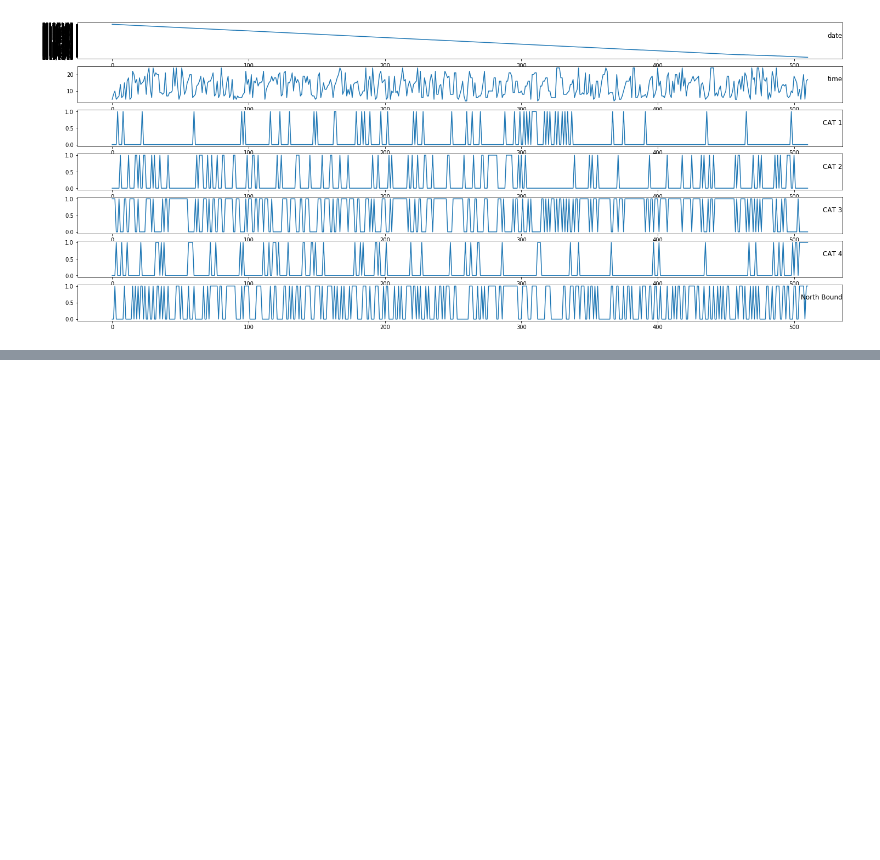
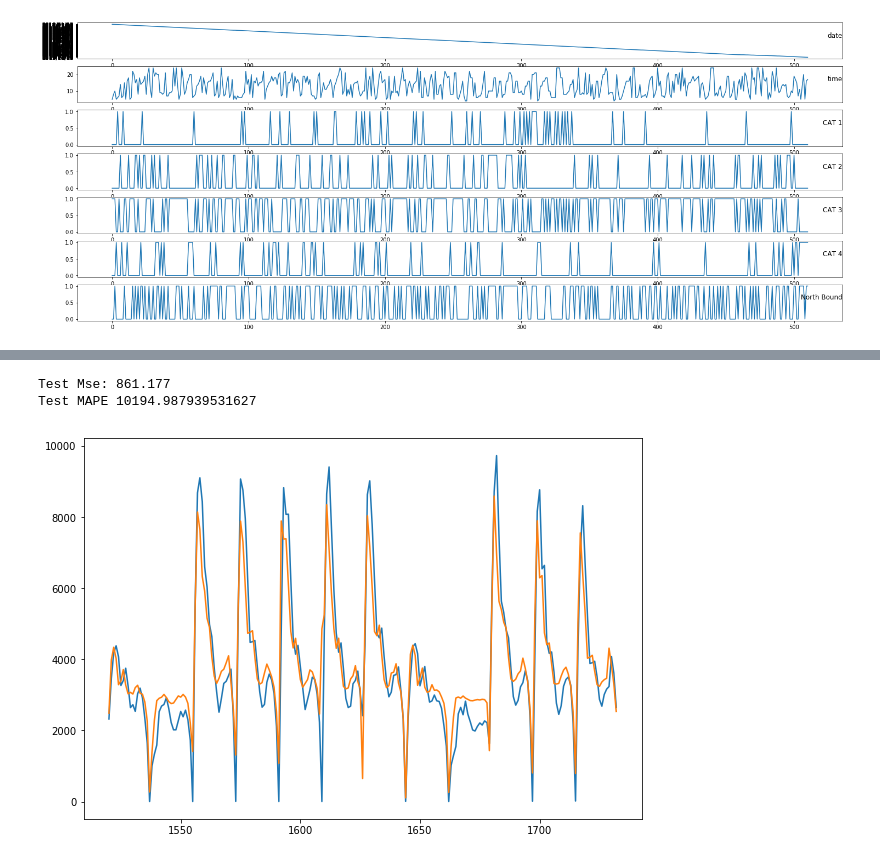
Before and after one commit to ryanliwag/ryanliwag.github.io, a Jupyter notebook: notebooks/MLP_model.ipynb, the cells around one changed output, grey strips where cells are left out. Drawn from its saved outputs; the diff is of its cells as text; code cells hidden in the pictures; blank space fills up the shorter version.

```diff
--- a/notebooks/MLP_model.ipynb
+++ b/notebooks/MLP_model.ipynb
@@ -233,3 +228,14 @@ Test Mse: 0.004
+# %%
+print("Test RMse: %.3f" % sqrt(mean_squared_error(y_unscaled_test.values, h)))
+print('Test MAPE {}'.format(mape(y_unscaled_test.values, h)) )
+plt.figure(figsize=(10,7))
+plt.plot([None for i in train_y] + [x for x in y_unscaled_test.values])
+plt.plot([None for i in train_y] + [x for x in h])
+plt.show()
+# %% [output]
+Test Mse: 861.177
+Test MAPE 10194.987939531627
+[figure, added]
 # %%
 # Compare Predicted values to True Valuse of test set
 plt.figure(figsize=(10,7))
```
Also changed, not shown: parts of 20 cells of this notebook.
